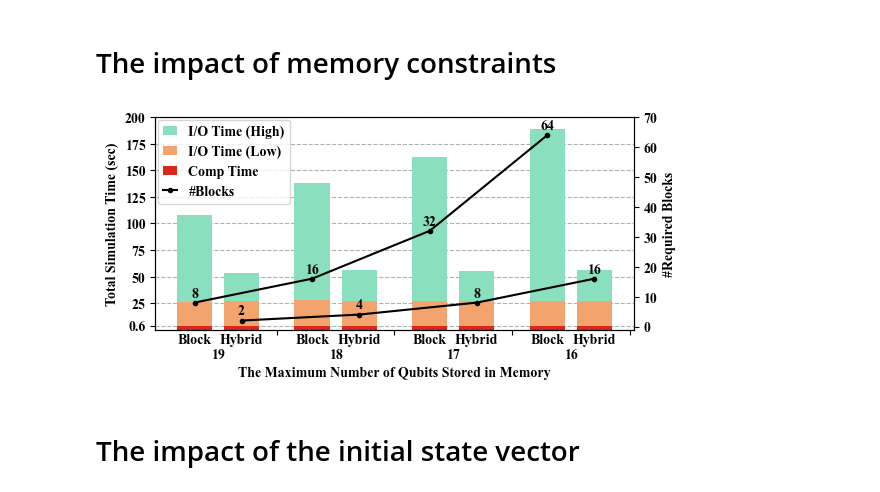
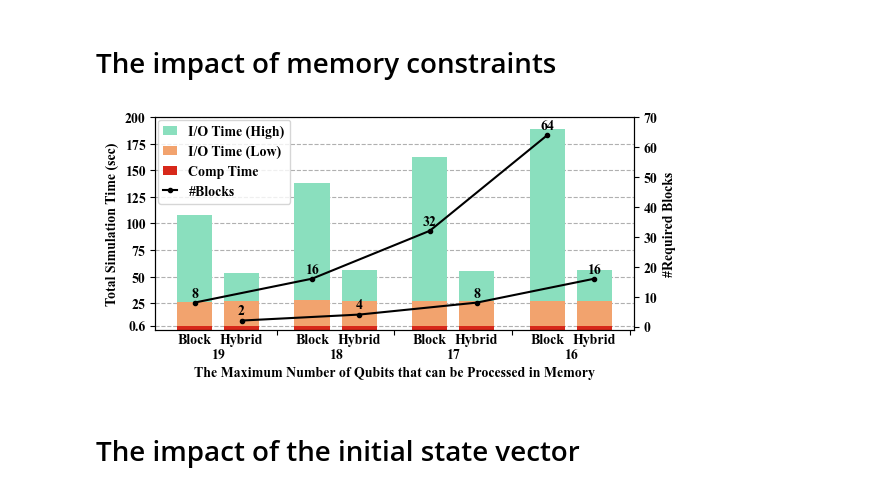
Before and after one commit to 1120198186/CompressData, a Jupyter notebook: fig/HybridSimFig.ipynb, the cells around one changed output. Saved outputs shown, nothing was run; the diff lists cells and outputs as text; code cells hidden in the pictures.

```diff
--- a/fig/HybridSimFig.ipynb
+++ b/fig/HybridSimFig.ipynb
@@ -106,35 +107,35 @@ ax.set_xticks(index + 1.5 * bar_width + space + space2 / 2, [])
 
 # 设置横坐标的BlockSim和HybridSim标签
 for i in range(num_x):
     ax.text(index[i], -fontsize-5, 'Block', ha='center', va='bottom', rotation=0)
     ax.text(index[i] + bar_width + space, -fontsize-5, 'Hybrid', ha='center', va='bottom', rotation=0)
     ax.text(index[i] + bar_width / 2 + space / 2, -2 * fontsize - 9, MemQubits[i], ha='center', va='bottom', rotation=0)
 
 # 设置纵坐标标签
 ax.set_ylabel('Total Simulation Time (sec)', fontsize=fontsize, fontweight='bold')
-ax.set_xlabel('The Maximum Number of Qubits Stored in Memory', fontsize=fontsize, fontweight='bold')
+ax.set_xlabel('The Maximum Number of Qubits that can be Processed in Memory', fontsize=fontsize, fontweight='bold')
 ax.xaxis.set_label_coords(0.5, -0.17)
 ax_numblocks.set_ylabel('#Required Blocks', fontsize=fontsize, fontweight='bold')
 
 # 生成图例的句柄和标签
 handles = []
 labels  = []
 
 barHandles, barLabels = ax.get_legend_handles_labels()
 lineHandles, lineLabels = ax_numblocks.get_legend_handles_labels()
 handles.extend(barHandles)
 labels.extend(barLabels)
 handles.extend(lineHandles)
 labels.extend(lineLabels)
 
 fig.legend(handles, labels, loc='upper left', bbox_to_anchor=(0.1, 0.948), handlelength=1, handletextpad=0.8, fontsize=fontsize) # ncol=2,
 
 # 显示图形
 plt.tight_layout()
 plt.savefig(f'{sheetname}.pdf', format='pdf', bbox_inches='tight')
 plt.show()
 # %% [output]
-[figure, old version]
+[figure, new version]
 # %% [markdown]
 # The impact of the initial state vector
 # %%
```
Also changed, not shown: parts of 1 cell of this notebook, 3 other files.
